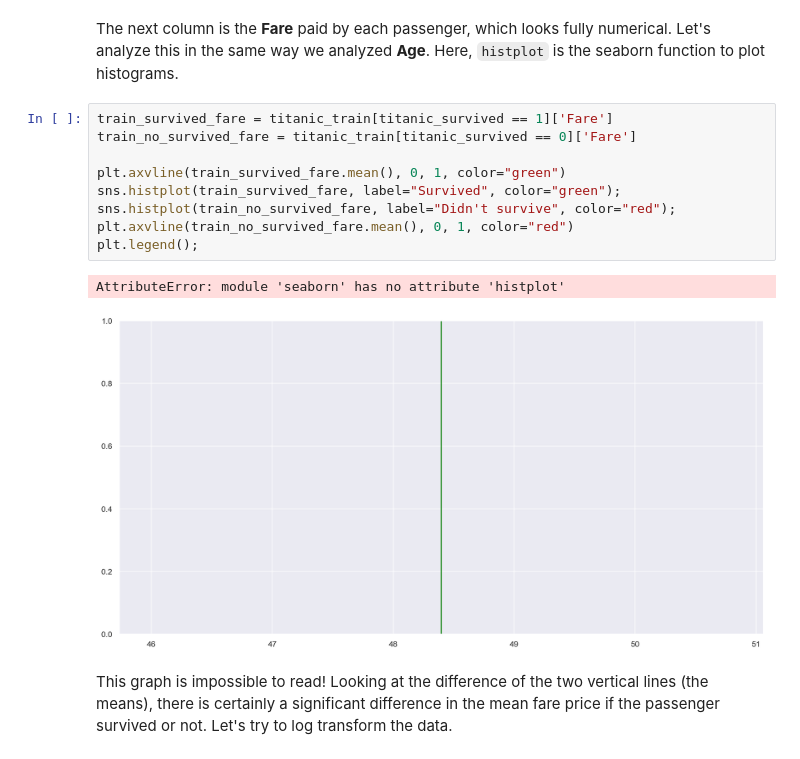
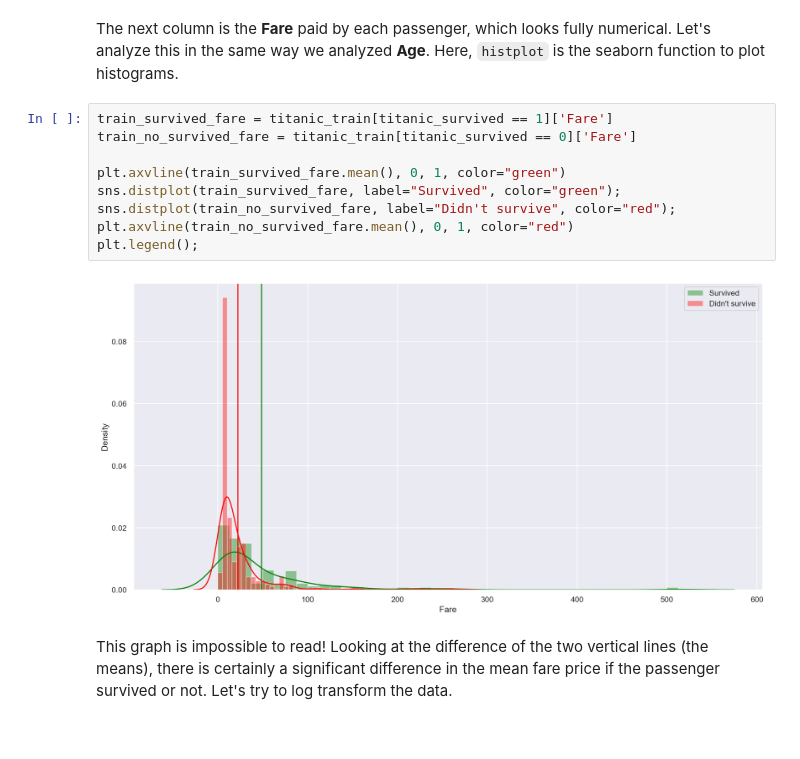
Before and after one commit to Mphan6139/Spring-2021-Career-Exploration, a Jupyter notebook: Lectures/Lecture4_DataCleaning_EDA/Data Cleaning and Exploratory Data Analysis.ipynb, the cells around one changed output. Cells and saved outputs as stored; diff of their text form.

```diff
--- a/Lectures/Lecture4_DataCleaning_EDA/Data Cleaning and Exploratory Data Analysis.ipynb
+++ b/Lectures/Lecture4_DataCleaning_EDA/Data Cleaning and Exploratory Data Analysis.ipynb
@@ -389,15 +388,14 @@ The next column is the **Fare** paid by each passenger, which looks fully numeri
 # %%
 train_survived_fare = titanic_train[titanic_survived == 1]['Fare']
 train_no_survived_fare = titanic_train[titanic_survived == 0]['Fare']
 
 plt.axvline(train_survived_fare.mean(), 0, 1, color="green")
-sns.histplot(train_survived_fare, label="Survived", color="green");
-sns.histplot(train_no_survived_fare, label="Didn't survive", color="red");
+sns.distplot(train_survived_fare, label="Survived", color="green");
+sns.distplot(train_no_survived_fare, label="Didn't survive", color="red");
 plt.axvline(train_no_survived_fare.mean(), 0, 1, color="red")
 plt.legend();
 # %% [output]
-AttributeError: module 'seaborn' has no attribute 'histplot'
-[figure, old version]
+[figure, new version]
 # %% [markdown]
 This graph is impossible to read! Looking at the difference of the two vertical lines (the means), there is certainly a significant difference in the mean fare price if the passenger survived or not. Let's try to log transform the data.
 # %%
```
Also changed, not shown: parts of 6 cells of this notebook.
